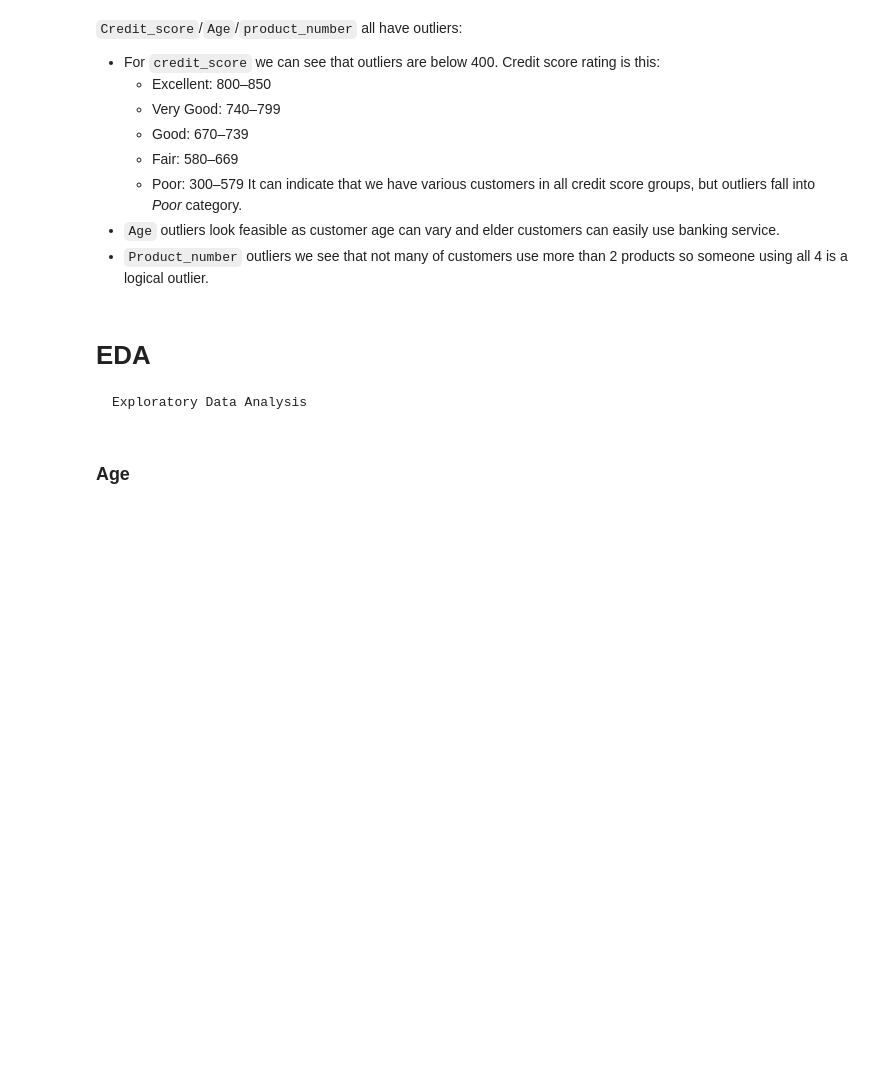
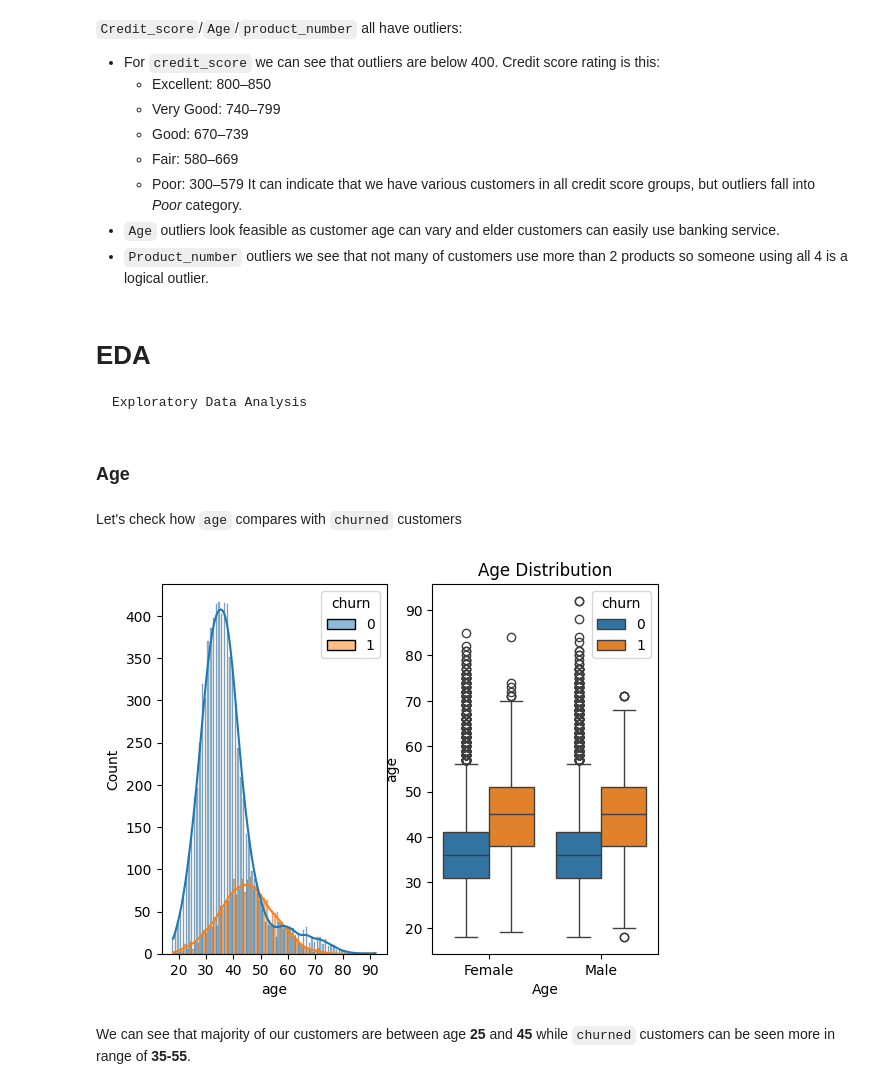
Before and after one commit to ArvydasKacinas/Bank-Customer-Churn, a Jupyter notebook: ML_Notebook.ipynb, the cells around one changed output. Drawn from its saved outputs; the diff is of its cells as text; code cells hidden in the pictures; blank space fills up the shorter version.

Commit message:
Updated README
Updated layout of README, added first chart in EDA

```diff
--- a/ML_Notebook.ipynb
+++ b/ML_Notebook.ipynb
@@ -121,0 +118,20 @@ age_distribution = sns.histplot(data=bank_churn_data, x="age",
+# %% [markdown]
+Let's check how `age` compares with `churned` customers
+# %%
+age_fig, age_ax = plt.subplots(1,2)
+age_distribution = sns.histplot(data=bank_churn_data, x="age",
+                                hue="churn",
+                                bins=20,
+                                multiple="dodge",
+                                discrete=True,
+                                stat="count",
+                                kde=True,
+                                ax=age_ax[0])
+sns.boxplot(data=bank_churn_data, x="gender", y="age", hue="churn", ax=age_ax[1])
+age_distribution.xaxis.set_major_locator(tck.MultipleLocator(10))
+plt.xlabel("Age")
+plt.title("Age Distribution");
+# %% [output]
+[figure, added]
+# %% [markdown]
+We can see that majority of our customers are between age **25** and **45** while `churned` customers can be seen more in range of **35-55**.
```
Also changed, not shown: parts of 1 cell of this notebook, 1 other file.
